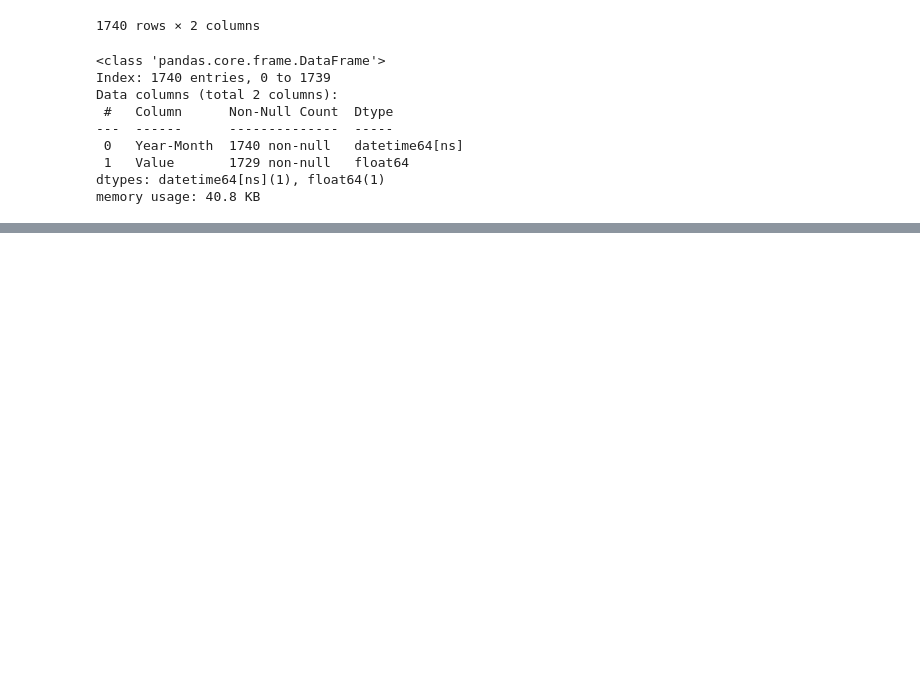
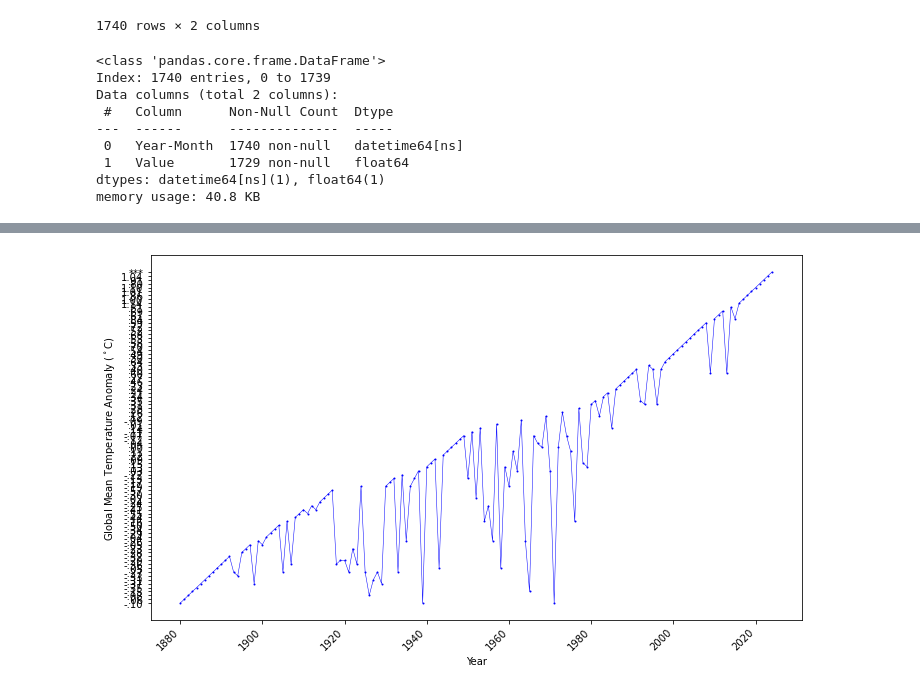
Before and after one commit to SoffieW/climate_repo, a Jupyter notebook: notebooks/exploratory/explore_raw_data.ipynb, the cells around one changed output, grey strips where cells are left out. Cells and saved outputs as stored; diff of their text form; code cells hidden in the pictures; blank space fills up the shorter version.

```diff
--- a/notebooks/exploratory/explore_raw_data.ipynb
+++ b/notebooks/exploratory/explore_raw_data.ipynb
@@ -158,0 +148,14 @@ Timestamp('1880-01-01 00:00:00')
+# %%
+# Plot a separate line chart for each season, using average temperature anomaly for that season on the vertical axis
+# and time (from 1880 to the latest year available) on the horizontal axis
+
+plt.figure(figsize=(10, 6))
+plt.plot(df_seasonal['Year'].values, df_seasonal['MAM'].values, marker='o', markersize = 1, linewidth = 0.5, color='b')
+#plt.title(f"Monthly Values Between {df_pivoted['Year-Month'][0].strftime('%Y-%m-%d')} and {df_pivoted['Year-Month'].iloc[-1].strftime('%Y-%m-%d')}")
+plt.xlabel('Year')
+plt.ylabel('Global Mean Temperature Anomaly ($^\circ$C)')
+plt.xticks(rotation=45, ha='right')  # Adjust rotation for better visibility
+plt.tight_layout()
+plt.show()
+# %% [output]
+[figure, added]
```
Also changed, not shown: parts of 12 cells of this notebook.
